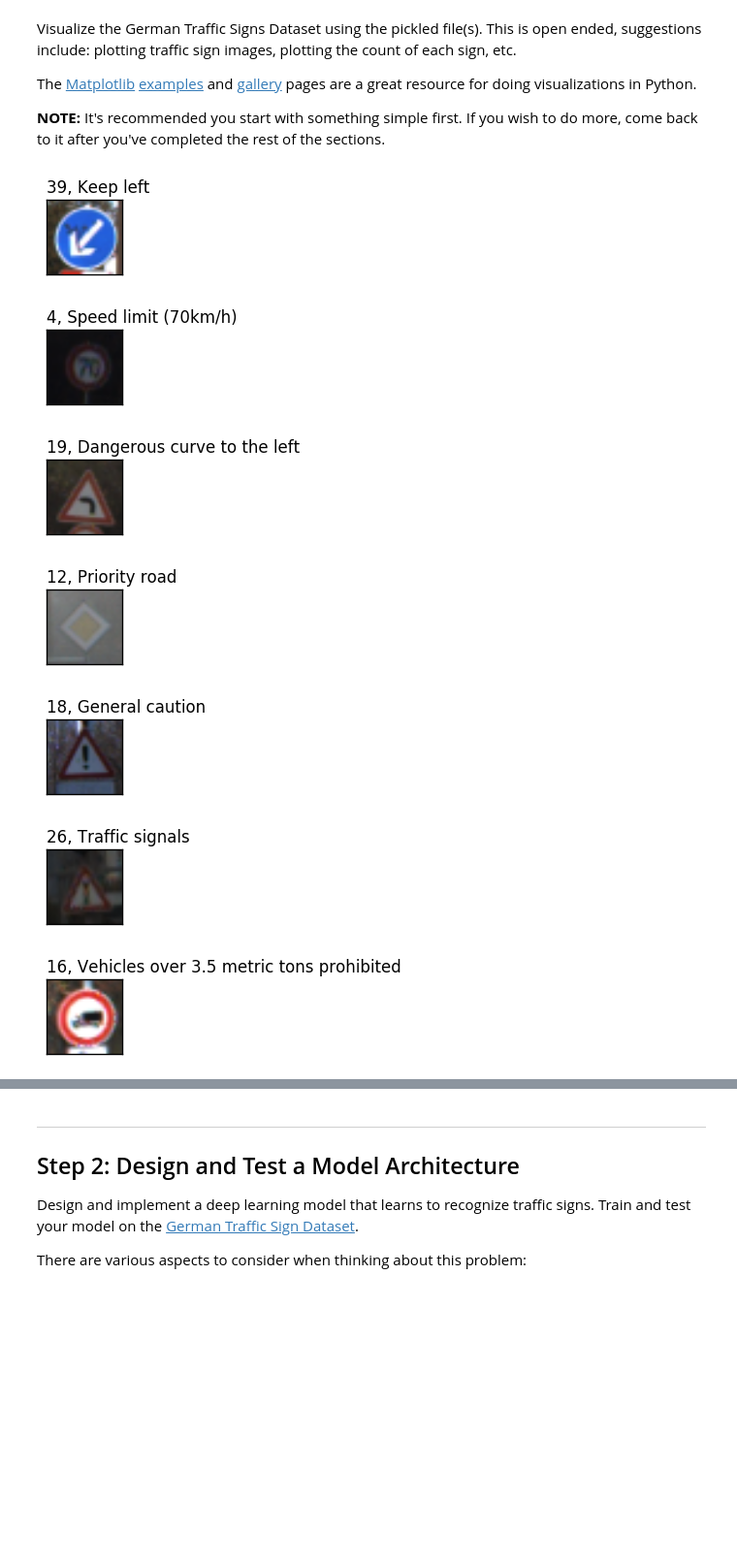
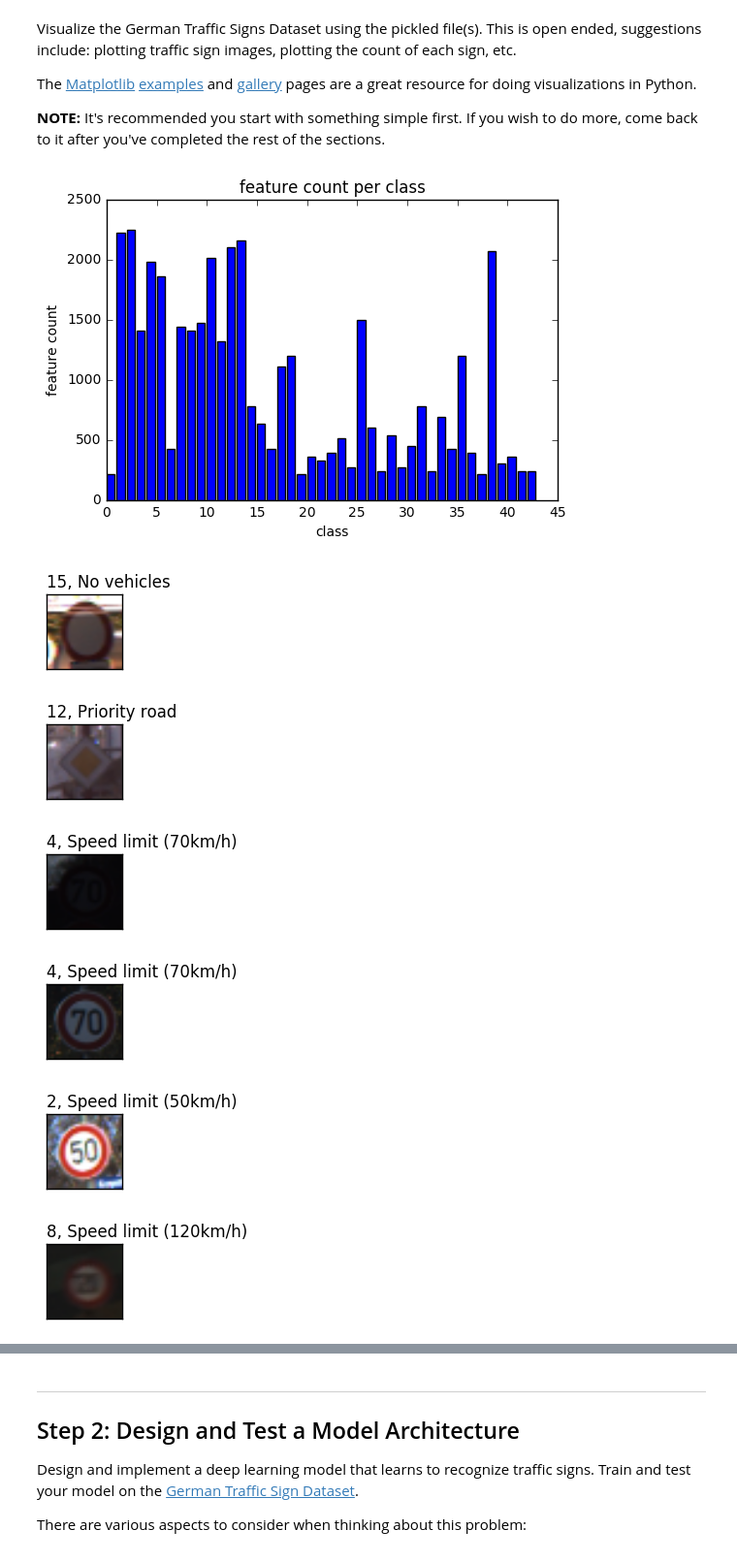
Before and after one commit to SamSamskies/CarND-Traffic-Sign-Classifier-Project, a Jupyter notebook: Traffic_Sign_Classifier.ipynb, the cells around one changed output, grey strips where cells are left out. Shown: that part at 97% size. Drawn from its saved outputs; the diff is of its cells as text; code cells hidden in the pictures; blank space fills up the shorter version.

```diff
--- a/Traffic_Sign_Classifier.ipynb
+++ b/Traffic_Sign_Classifier.ipynb
@@ -65,37 +65,44 @@ The [Matplotlib](http://matplotlib.org/) [examples](http://matplotlib.org/exampl
 # %%
 ### Data exploration visualization goes here.
 ### Feel free to use as many code cells as needed.
 import random
 import csv
 import matplotlib.pyplot as plt
 # Visualizations will be shown in the notebook.
 %matplotlib inline
+
+plt.figure()
+ax = plt.subplot(111)
+ax.bar(range(n_classes), np.bincount(y_train))
+ax.set_ylabel('feature count')
+ax.set_xlabel('class')
+ax.set_title('feature count per class')
 
 reader = csv.reader(open('signnames.csv', 'r'))
 signnames_dict = dict(reader)
 
 for _ in range(10):
     index = random.randint(0, len(X_train))
     image = X_train[index]
 
     fig = plt.figure(figsize=(1,1))
     plt.tick_params(
         axis='both',
         which='both',
         bottom='off',
         top='off',
         labelbottom='off',
         right='off',
         left='off',
         labelleft='off')
     id = str(y_train[index])
     plt.title('{}, {}'.format(id, signnames_dict[id]), loc='left')
     plt.imshow(image)
 # %% [output]
-[figure, old version]
+[figure, new version]
-[figure, old version]
+[figure, new version]
-[figure, old version]
+[figure, new version]
-[figure, old version]
+[figure, new version]
-[figure, old version]
+[figure, new version]
-[figure, old version]
+[figure, new version]
-[figure, old version]
+[figure, new version]
```
Also changed, not shown: parts of 5 cells of this notebook.
